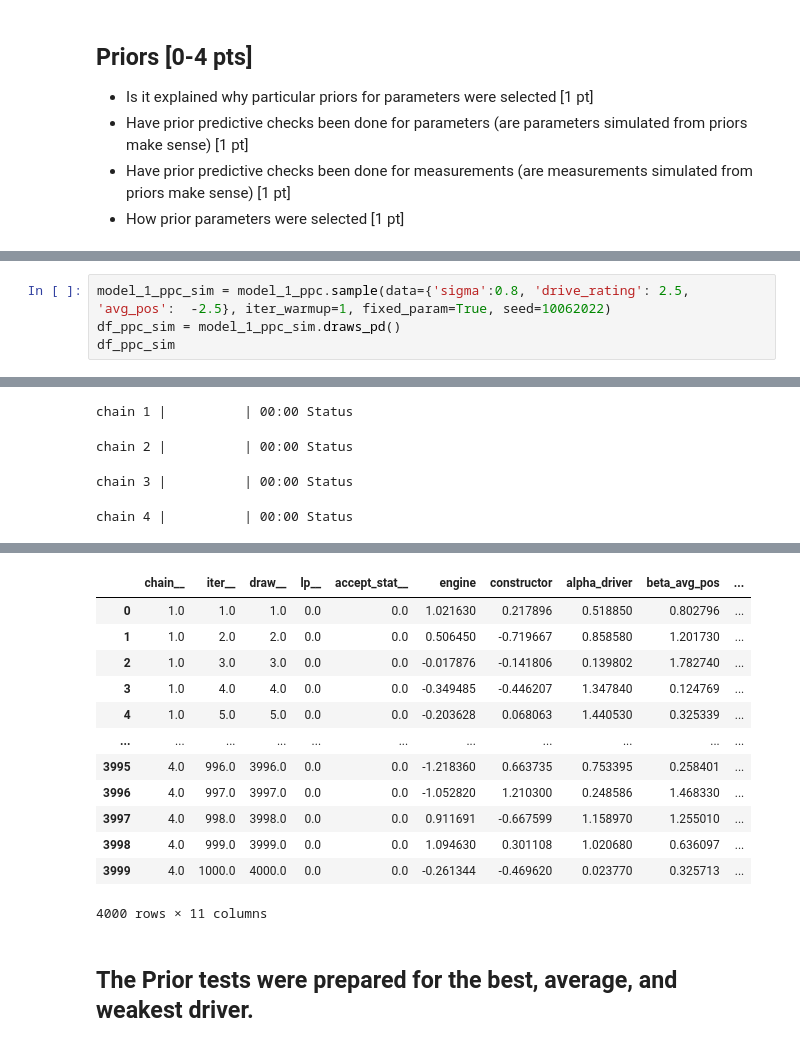
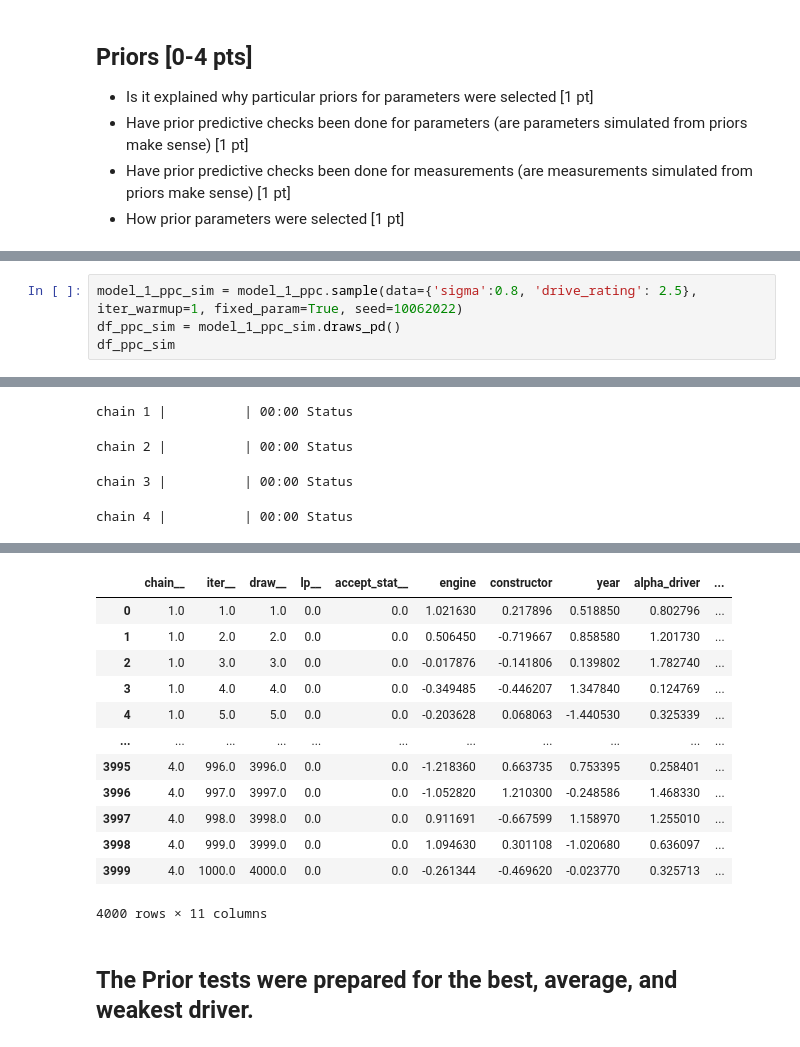
Before and after one commit to Klaudiusz1212/F1_bayesian, a Jupyter notebook: ISZ_Model2.ipynb, the cells around one changed output, grey strips where cells are left out. Drawn from its saved outputs; the diff is of its cells as text.

Commit message:
update model 2

```diff
--- a/ISZ_Model2.ipynb
+++ b/ISZ_Model2.ipynb
@@ -18,5 +18,5 @@ model_1_ppc = CmdStanModel(stan_file='stan/model_2_ppc.stan')
 # %%
-model_1_ppc_sim = model_1_ppc.sample(data={'sigma':0.8, 'drive_rating': 2.5, 'avg_pos':  -2.5}, iter_warmup=1, fixed_param=True, seed=10062022)
+model_1_ppc_sim = model_1_ppc.sample(data={'sigma':0.8, 'drive_rating': 2.5}, iter_warmup=1, fixed_param=True, seed=10062022)
 df_ppc_sim = model_1_ppc_sim.draws_pd()
 df_ppc_sim
 # %% [output]
@@ -29,15 +29,15 @@ chain 4 |          | 00:00 Status
-|  | chain__ | iter__ | draw__ | lp__ | accept_stat__ | engine | constructor | alpha_driver | beta_avg_pos | ... |
+|  | chain__ | iter__ | draw__ | lp__ | accept_stat__ | engine | constructor | year | alpha_driver | ... |
 | 0 | 1.0 | 1.0 | 1.0 | 0.0 | 0.0 | 1.021630 | 0.217896 | 0.518850 | 0.802796 | ... |
 | 1 | 1.0 | 2.0 | 2.0 | 0.0 | 0.0 | 0.506450 | -0.719667 | 0.858580 | 1.201730 | ... |
 | 2 | 1.0 | 3.0 | 3.0 | 0.0 | 0.0 | -0.017876 | -0.141806 | 0.139802 | 1.782740 | ... |
 | 3 | 1.0 | 4.0 | 4.0 | 0.0 | 0.0 | -0.349485 | -0.446207 | 1.347840 | 0.124769 | ... |
-| 4 | 1.0 | 5.0 | 5.0 | 0.0 | 0.0 | -0.203628 | 0.068063 | 1.440530 | 0.325339 | ... |
+| 4 | 1.0 | 5.0 | 5.0 | 0.0 | 0.0 | -0.203628 | 0.068063 | -1.440530 | 0.325339 | ... |
 | ... | ... | ... | ... | ... | ... | ... | ... | ... | ... | ... |
 | 3995 | 4.0 | 996.0 | 3996.0 | 0.0 | 0.0 | -1.218360 | 0.663735 | 0.753395 | 0.258401 | ... |
-| 3996 | 4.0 | 997.0 | 3997.0 | 0.0 | 0.0 | -1.052820 | 1.210300 | 0.248586 | 1.468330 | ... |
+| 3996 | 4.0 | 997.0 | 3997.0 | 0.0 | 0.0 | -1.052820 | 1.210300 | -0.248586 | 1.468330 | ... |
 | 3997 | 4.0 | 998.0 | 3998.0 | 0.0 | 0.0 | 0.911691 | -0.667599 | 1.158970 | 1.255010 | ... |
-| 3998 | 4.0 | 999.0 | 3999.0 | 0.0 | 0.0 | 1.094630 | 0.301108 | 1.020680 | 0.636097 | ... |
-| 3999 | 4.0 | 1000.0 | 4000.0 | 0.0 | 0.0 | -0.261344 | -0.469620 | 0.023770 | 0.325713 | ... |
+| 3998 | 4.0 | 999.0 | 3999.0 | 0.0 | 0.0 | 1.094630 | 0.301108 | -1.020680 | 0.636097 | ... |
+| 3999 | 4.0 | 1000.0 | 4000.0 | 0.0 | 0.0 | -0.261344 | -0.469620 | -0.023770 | 0.325713 | ... |
 4000 rows × 11 columns
 # %% [markdown]
 ## The Prior tests were prepared for the best, average, and weakest driver.
```
Also changed, not shown: parts of 12 cells of this notebook, 1 other file.
